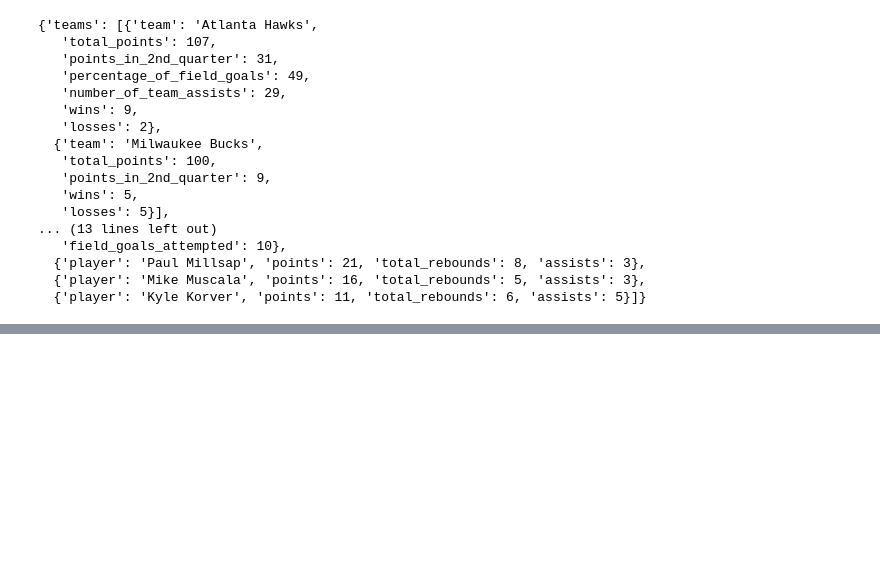
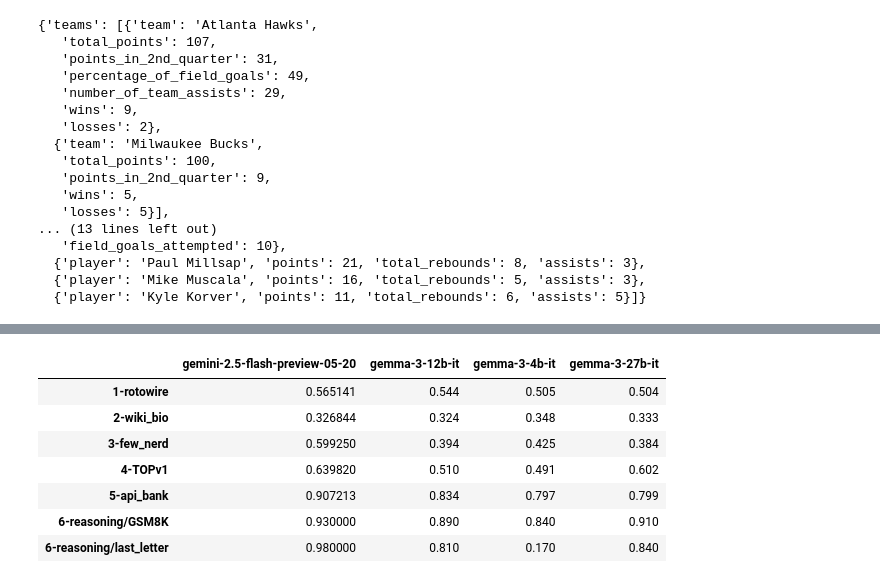
Before and after one commit to matthieudelsart/structured-outputs-benchmark, a Jupyter notebook: notebooks/bench_basis.ipynb, the cells around one changed output, grey strips where cells are left out. Saved outputs shown, nothing was run; the diff lists cells and outputs as text; code cells hidden in the pictures; blank space fills up the shorter version.

```diff
--- a/notebooks/bench_basis.ipynb
+++ b/notebooks/bench_basis.ipynb
@@ -71,0 +203,11 @@
+# %%
+pd.DataFrame(reshuffle["correctness"])
+# %% [output]
+|  | gemini-2.5-flash-preview-05-20 | gemma-3-12b-it | gemma-3-4b-it | gemma-3-27b-it |
+| 1-rotowire | 0.565141 | 0.544 | 0.505 | 0.504 |
+| 2-wiki_bio | 0.326844 | 0.324 | 0.348 | 0.333 |
+| 3-few_nerd | 0.599250 | 0.394 | 0.425 | 0.384 |
+| 4-TOPv1 | 0.639820 | 0.510 | 0.491 | 0.602 |
+| 5-api_bank | 0.907213 | 0.834 | 0.797 | 0.799 |
+| 6-reasoning/GSM8K | 0.930000 | 0.890 | 0.840 | 0.910 |
+| 6-reasoning/last_letter | 0.980000 | 0.810 | 0.170 | 0.840 |
```
Also changed, not shown: parts of 10 cells of this notebook, 42 other files.
